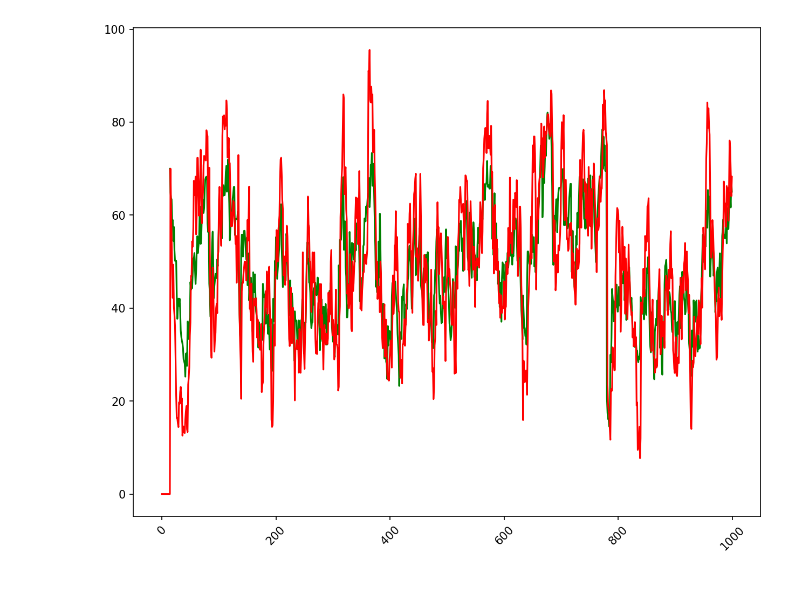
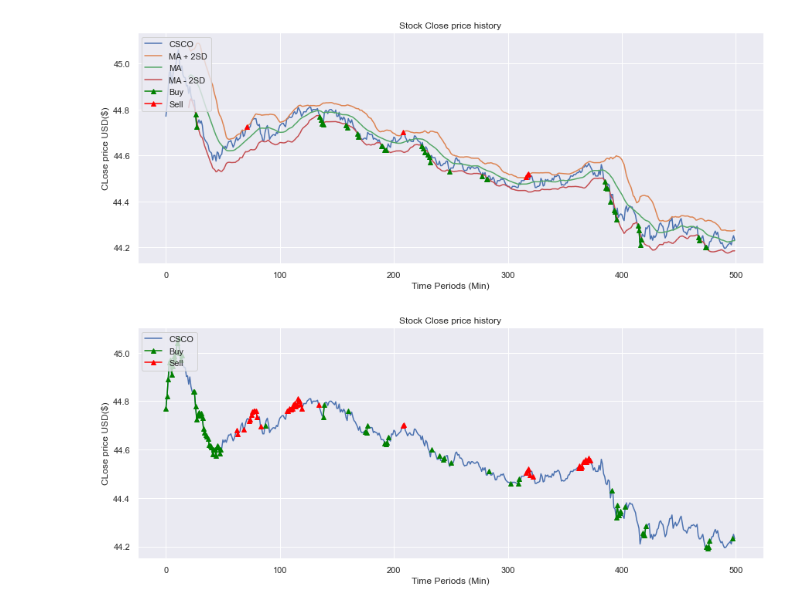
Before and after one commit to hari369-cmd/Pynance, a Jupyter notebook: rsi/debug.ipynb, the cells around one changed output. Drawn from its saved outputs; the diff is of its cells as text; code cells hidden in the pictures.

```diff
--- a/rsi/debug.ipynb
+++ b/rsi/debug.ipynb
@@ -9,5 +0,0 @@ import matplotlib.pyplot as plt
-# %%
-# Get the path for each stock file in a list
-list_files = (glob.glob("/Users/ks/bot/Pynance/yfinance/stock_data_min/*.csv"))
-# Create the dataframe that we will be adding the final analysis of each stock to
-stock = list_files[0]
@@ -79,11 +0,0 @@ real = talib.RSI(hist_data['Close'], timeperiod=14)
-# %%
-%matplotlib inline
-from matplotlib.pyplot import figure
-figure(num=None, figsize=(10, 8), dpi=150, facecolor='w', edgecolor='k')
-plt.plot(real[:1000], 'g')
-plt.xticks(rotation=45)
-plt.plot(RSI[:1000] , 'r')
-
-plt.show()
-# %% [output]
-[figure, removed]
@@ -89,0 +269,31 @@ plt.show()
+# %%
+sns.set_theme()
+vp = 500
+plt.figure(figsize=(14.5,5.5))
+plt.plot(test['Close'][:vp], label = 'CSCO')
+plt.plot(df_bbands['upperband'][:vp], label = 'MA + 2SD')
+plt.plot(df_bbands['middleband'][:vp], label = 'MA')
+plt.plot(df_bbands['lowerband'][:vp], label = 'MA - 2SD')
+plt.plot(list(range(0,500)),df_bbands['Buy_signal'][:vp], label = 'Buy', marker = '^', color = 'green')
+plt.plot(list(range(0,500)),df_bbands['Sell_signal'][:vp], label = 'Sell', marker = '^', color = 'red')
+plt.title('Stock Close price history')
+plt.xlabel('Time Periods (Min)')
+plt.ylabel('CLose price USD($)')
+plt.legend(loc="upper left")
+plt.show()
+# %% [output]
+[figure, added]
+# %%
+sns.set_theme()
+vp = 500
+plt.figure(figsize=(14.5,5.5))
+plt.plot(test['Close'][:vp], label = 'CSCO')
+plt.plot(list(range(0,500)),df_rsi['Buy_signal'][:vp], label = 'Buy', marker = '^', color = 'green')
+plt.plot(list(range(0,500)),df_rsi['Sell_signal'][:vp], label = 'Sell', marker = '^', color = 'red')
+plt.title('Stock Close price history')
+plt.xlabel('Time Periods (Min)')
+plt.ylabel('CLose price USD($)')
+plt.legend(loc="upper left")
+plt.show()
+# %% [output]
+[figure, added]
```
Also changed, not shown: parts of 23 cells of this notebook, 3 other files.
